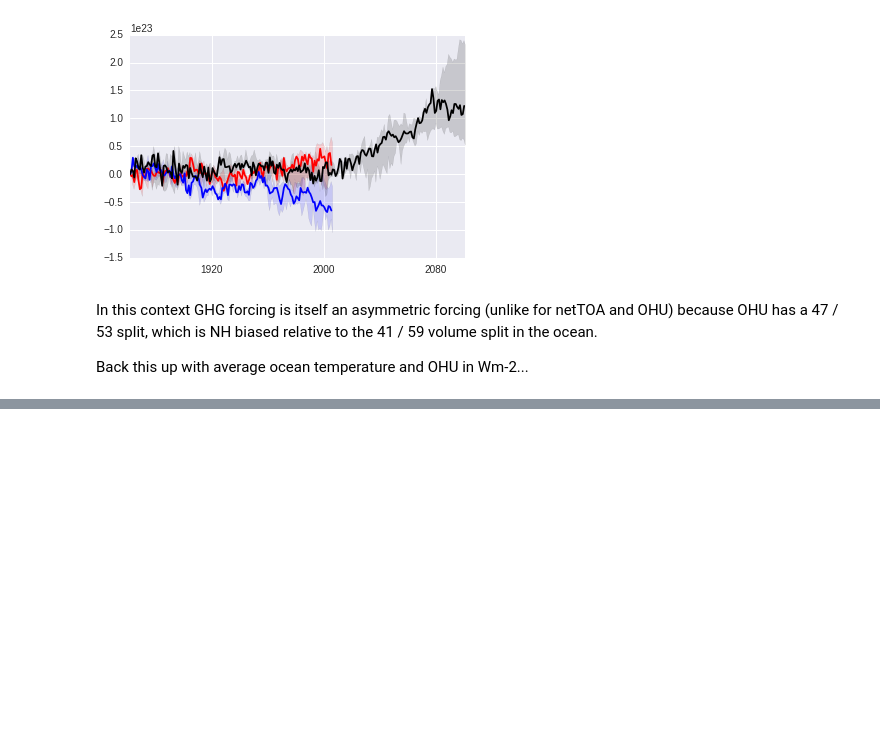
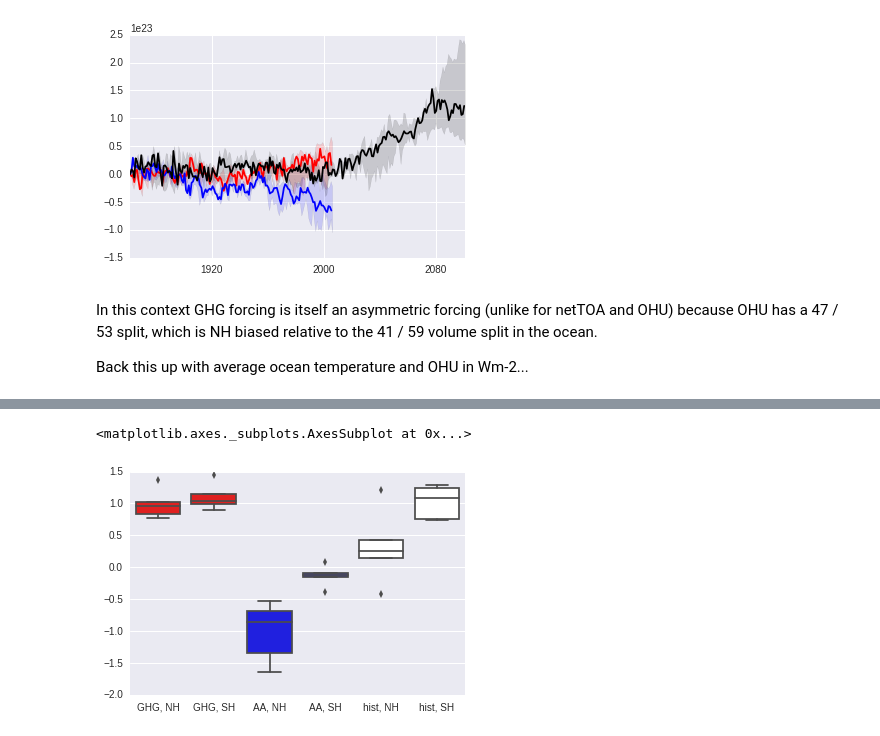
Before and after one commit to DamienIrving/ocean-analysis, a Jupyter notebook: development/ohc_fraction.ipynb, the cells around one changed output, grey strips where cells are left out. Saved outputs shown, nothing was run; the diff lists cells and outputs as text; code cells hidden in the pictures; blank space fills up the shorter version.

```diff
--- a/development/ohc_fraction.ipynb
+++ b/development/ohc_fraction.ipynb
@@ -73,7 +90,12 @@ def generate_data_dict(diff, model, experiment, mip):
 
     return data_dict
 # %%
+data_list = []
 for experiment in ['historicalGHG', 'historicalMisc', 'historical', 'historical-rcp85']:
     for model in ['CanESM2', 'CCSM4', 'CSIRO-Mk3-6-0', 'GISS-E2-R', 'NorESM1-M']:
-        print('%s, %s: %s' %(experiment, model, get_data(experiment, model)[0]))
+        diff = get_data(experiment, model)
+        data_list.append(generate_data_dict(diff, model, experiment))
+data_df = pandas.DataFrame(data_list)
+
+data_list
 # %% [output]
@@ -100,10 +119,3 @@ historical-rcp85, NorESM1-M: 3.77908064185
-# %%
-data_list = []
-for experiment in ['historicalGHG', 'historicalMisc', 'historical', 'historical-rcp85']:
-    for model in ['CanESM2', 'CCSM4', 'CSIRO-Mk3-6-0', 'GISS-E2-R', 'NorESM1-M']:
-        diff, mip = get_data(experiment, model)
-        data_list.append(generate_data_dict(diff, model, experiment, mip))
-data_df = pandas.DataFrame(data_list)
 # %%
 data_df
 # %% [output]
@@ -145,17 +157,8 @@ $metric = (\Delta N - \Delta S) + \Delta G (1 - 2\bar{N} / \bar{G})$
 def calc_adjusted_diff(experiment, model, ensemble_number):
     """Get the NH and globe data cubes"""
 
-    start_date = iris.time.PartialDateTime(year=1861, month=1, day=1)
-    if 'rcp85' in experiment:
-        end_date = iris.time.PartialDateTime(year=2100, month=12, day=31)
-    else:
-        end_date = iris.time.PartialDateTime(year=2005, month=12, day=31)
-    time_constraint = iris.Constraint(time=lambda t: start_date <= t.point <= end_date)
-
-    dir_experiment = 'rcp85' if experiment == 'historical-rcp85' else experiment
-    mip = 'r1i1' + aa_physics[model] if experiment == 'historicalMisc' else 'r1i1p1'
-
-    mydir = '/g/data/r87/dbi599/DRSv2/CMIP5/%s/%s/yr/ocean/%s/ohc/latest/dedrifted' %(model, dir_experiment, mip)
+    time_constraint = get_time_constraint(experiment)
+    mydir = get_data_dir(experiment, model)
 
     globe_files = glob.glob('%s/ohc-globe-sum_*.nc' %(mydir))
     nh_files = glob.glob('%s/ohc-nh-sum_*.nc' %(mydir))
@@ -246,0 +290,11 @@ Back this up with average ocean temperature and OHU in Wm-2...
+# %%
+data_list = []
+for experiment in ['historicalGHG', 'historicalMisc', 'historical']:
+    for model in ['CanESM2', 'CCSM4', 'CSIRO-Mk3-6-0', 'GISS-E2-R', 'NorESM1-M']:
+        nh_change, sh_change = get_ave_ohu(experiment, model)
+        data_list.append(generate_ohu_dict(nh_change, sh_change, model, experiment))
+data_df = pandas.DataFrame(data_list)
+data_df.rename(columns={'historicalGHG, NH': 'GHG, NH', 'historicalGHG, SH': 'GHG, SH',
+                        'historicalMisc, NH': 'AA, NH', 'historicalMisc, SH': 'AA, SH',
+                        'historical, NH': 'hist, NH', 'historical, SH': 'hist, SH'}, inplace=True)
+data_df
@@ -246,0 +318,6 @@ Back this up with average ocean temperature and OHU in Wm-2...
+# %%
+new_columns = ['model', 'GHG, NH', 'GHG, SH', 'AA, NH', 'AA, SH', 'hist, NH', 'hist, SH']
+seaborn.boxplot(data=data_df[new_columns], orient="v", palette=['red', 'red', 'blue', 'blue', 'white', 'white'])
+# %% [output]
+<matplotlib.axes._subplots.AxesSubplot at 0x...>
+[figure, added]
```
Also changed, not shown: parts of 8 cells of this notebook.
